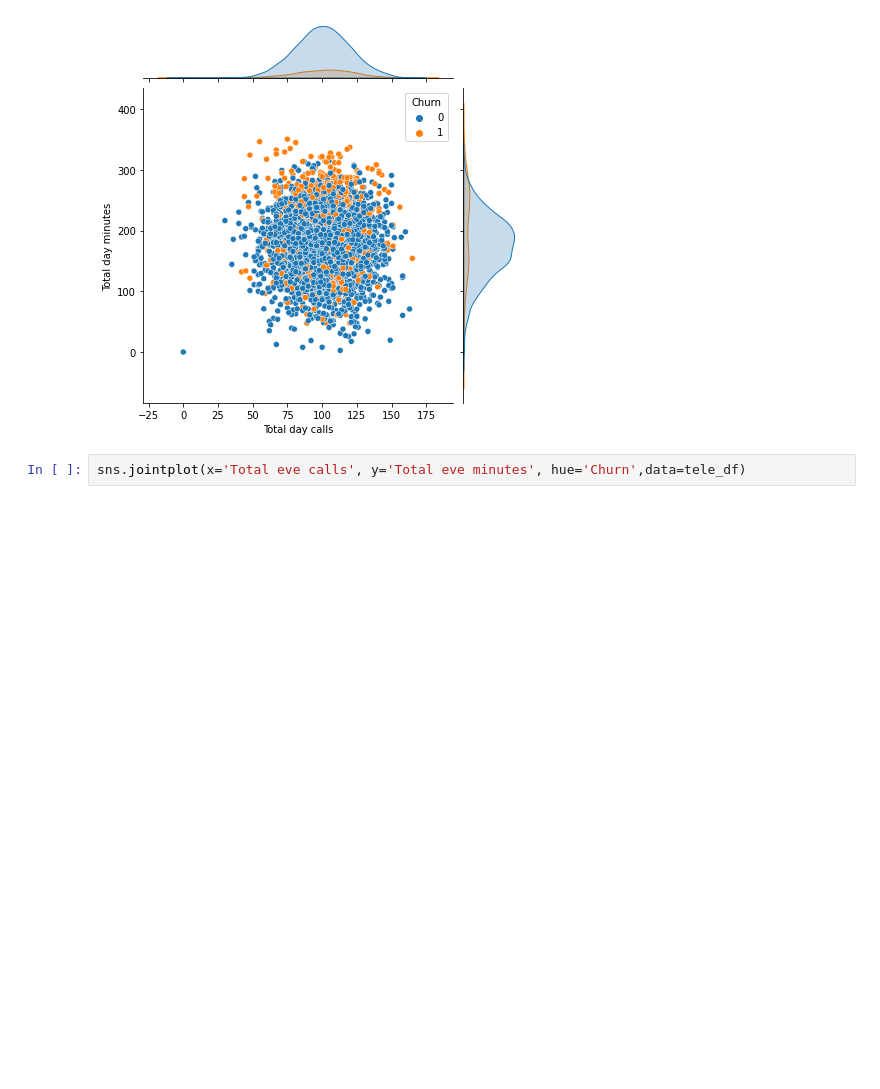
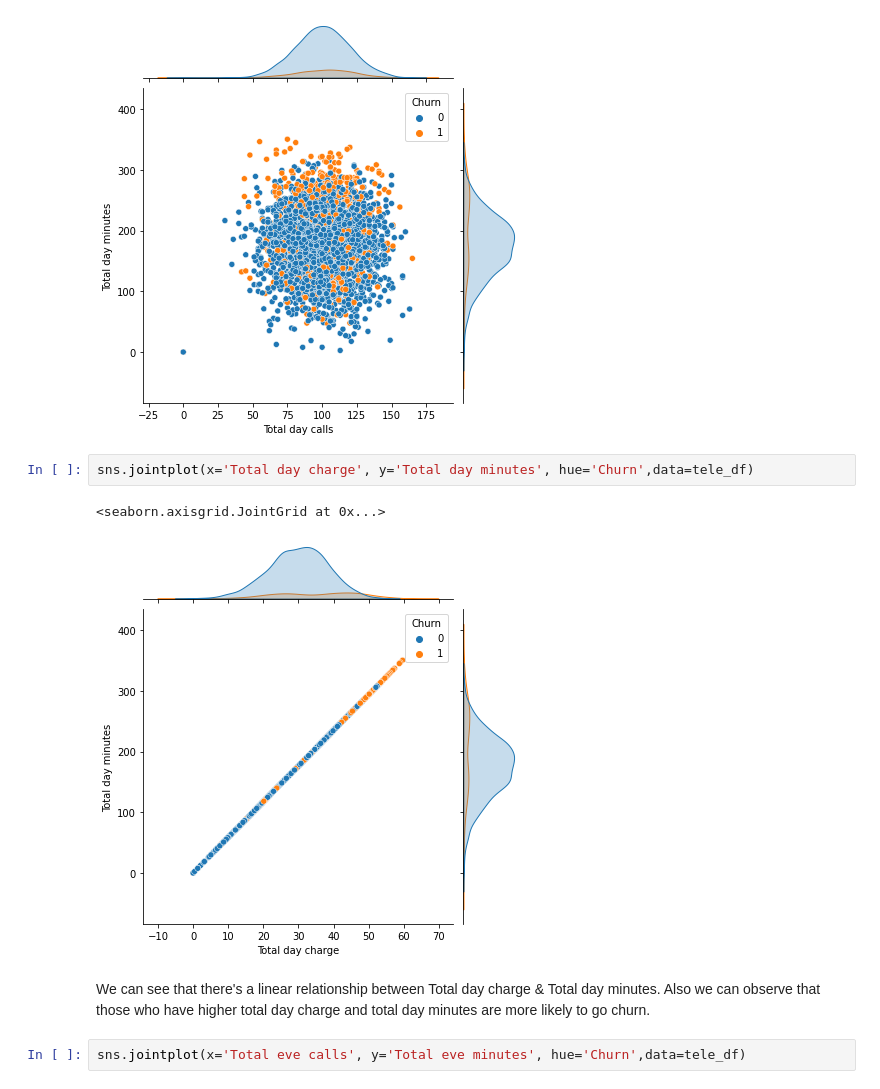
Before and after one commit to DT22179/Telecom-Churn-Analysis, a Jupyter notebook: Telecom_Churn_Analysis_Capstone_Project.ipynb, the cells around one changed output. Saved outputs shown, nothing was run; the diff lists cells and outputs as text; blank space fills up the shorter version.

```diff
--- a/Telecom_Churn_Analysis_Capstone_Project.ipynb
+++ b/Telecom_Churn_Analysis_Capstone_Project.ipynb
@@ -435,6 +466,13 @@ sns.jointplot(x='Total day calls', y='Total day minutes', hue='Churn',data=tele_
 # %% [output]
 <seaborn.axisgrid.JointGrid at 0x...>
 [figure]
+# %%
+sns.jointplot(x='Total day charge', y='Total day minutes', hue='Churn',data=tele_df)
+# %% [output]
+<seaborn.axisgrid.JointGrid at 0x...>
+[figure, added]
+# %% [markdown]
+We can see that there's a linear relationship between Total day charge & Total day minutes. Also we can observe that those who have higher total day charge and total day minutes are more likely to go churn.
 # %%
 sns.jointplot(x='Total eve calls', y='Total eve minutes', hue='Churn',data=tele_df)
 # %% [output]
```
Also changed, not shown: parts of 26 cells of this notebook.
